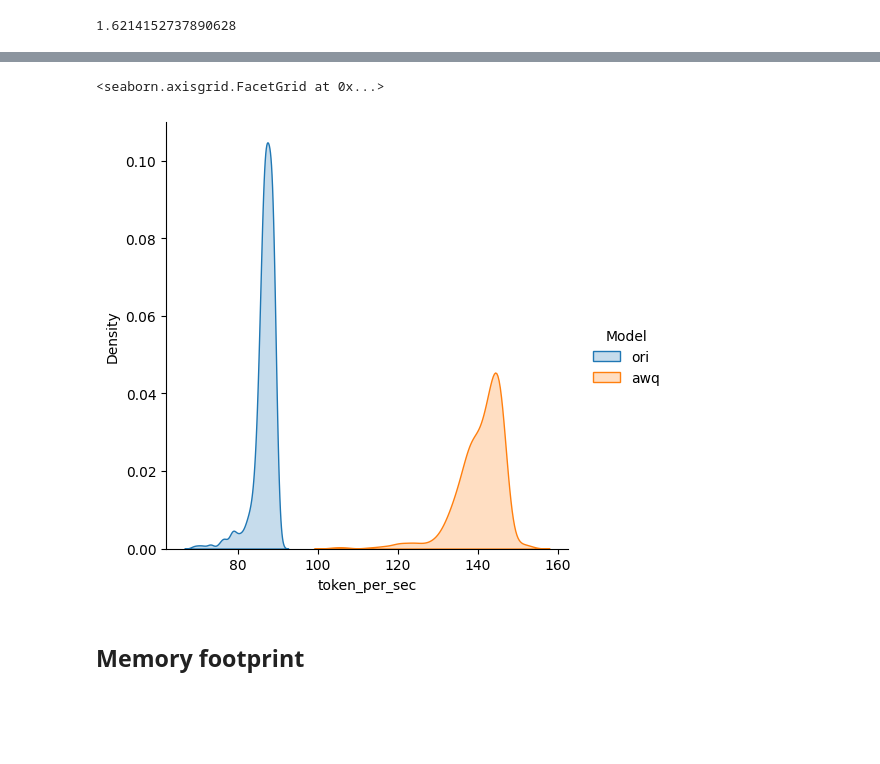
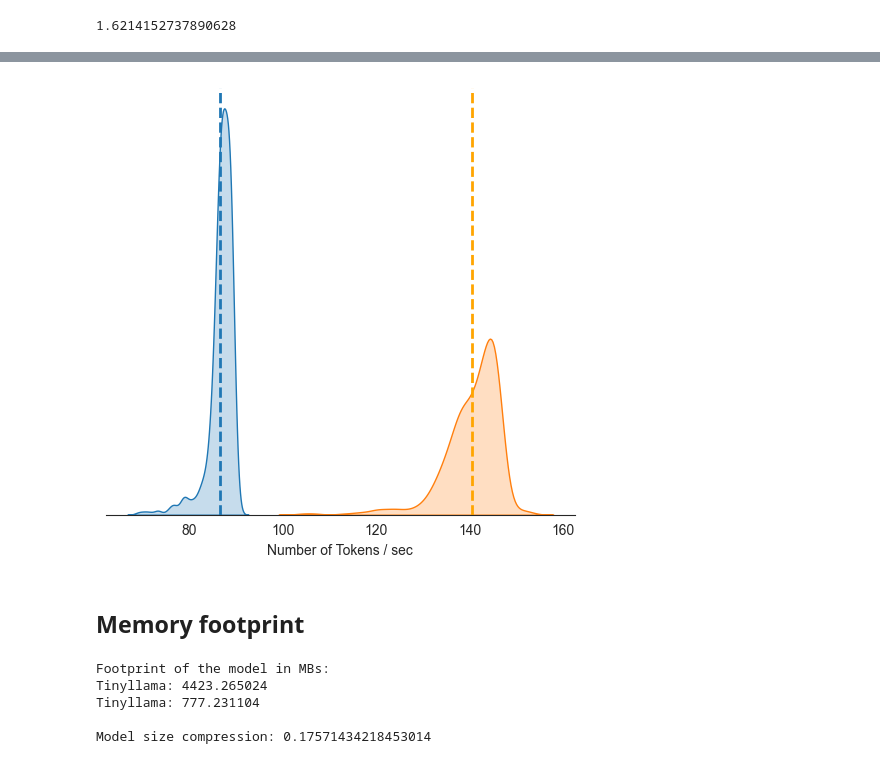
Before and after one commit to tctsung/LLM_quantize, a Jupyter notebook: evaluation.ipynb, the cells around one changed output, grey strips where cells are left out. Drawn from its saved outputs; the diff is of its cells as text; code cells hidden in the pictures; blank space fills up the shorter version.

```diff
--- a/evaluation.ipynb
+++ b/evaluation.ipynb
@@ -133,7 +187,12 @@ sns.despine(bottom = True, left = True)
-# %%
-sns.displot(x='token_per_sec', hue = 'Model', fill = 'Model', data=speed_data, kind="kde")
-# %% [output]
-<seaborn.axisgrid.FacetGrid at 0x...>
-[figure, removed]
+# %%
+ax = sns.displot(x='token_per_sec', hue = 'Model', fill = 'Model', data=speed_data, kind="kde", legend=None)
+plt.xlabel('Number of Tokens / sec')
+sns.despine(left = True)
+plt.gca().axes.yaxis.set_visible(False)
+plt.axvline(x=86.63, linestyle='--', linewidth=2)
+plt.axvline(x=140.47, linestyle='--', linewidth=2, color='orange')
+plt.tight_layout()
+# %% [output]
+[figure, added]
 # %% [markdown]
 ## Memory footprint
@@ -139,0 +204,17 @@ sns.displot(x='token_per_sec', hue = 'Model', fill = 'Model', data=speed_data, k
+# %%
+tinyllama_size = tinyllama.get_memory_footprint()/1e+6
+tinyllama_awq_size = tinyllama_awq.get_memory_footprint()/1e+6
+print(f"""
+Footprint of the model in MBs:
+Tinyllama: {tinyllama_size}
+Tinyllama: {tinyllama_awq_size}
+
+Model size compression: {tinyllama_awq_size/tinyllama_size}
+"""
+      )
+# %% [output]
+Footprint of the model in MBs:
+Tinyllama: 4423.265024
+Tinyllama: 777.231104
+
+Model size compression: 0.17571434218453014
```
Also changed, not shown: parts of 11 cells of this notebook, 5 other files.
